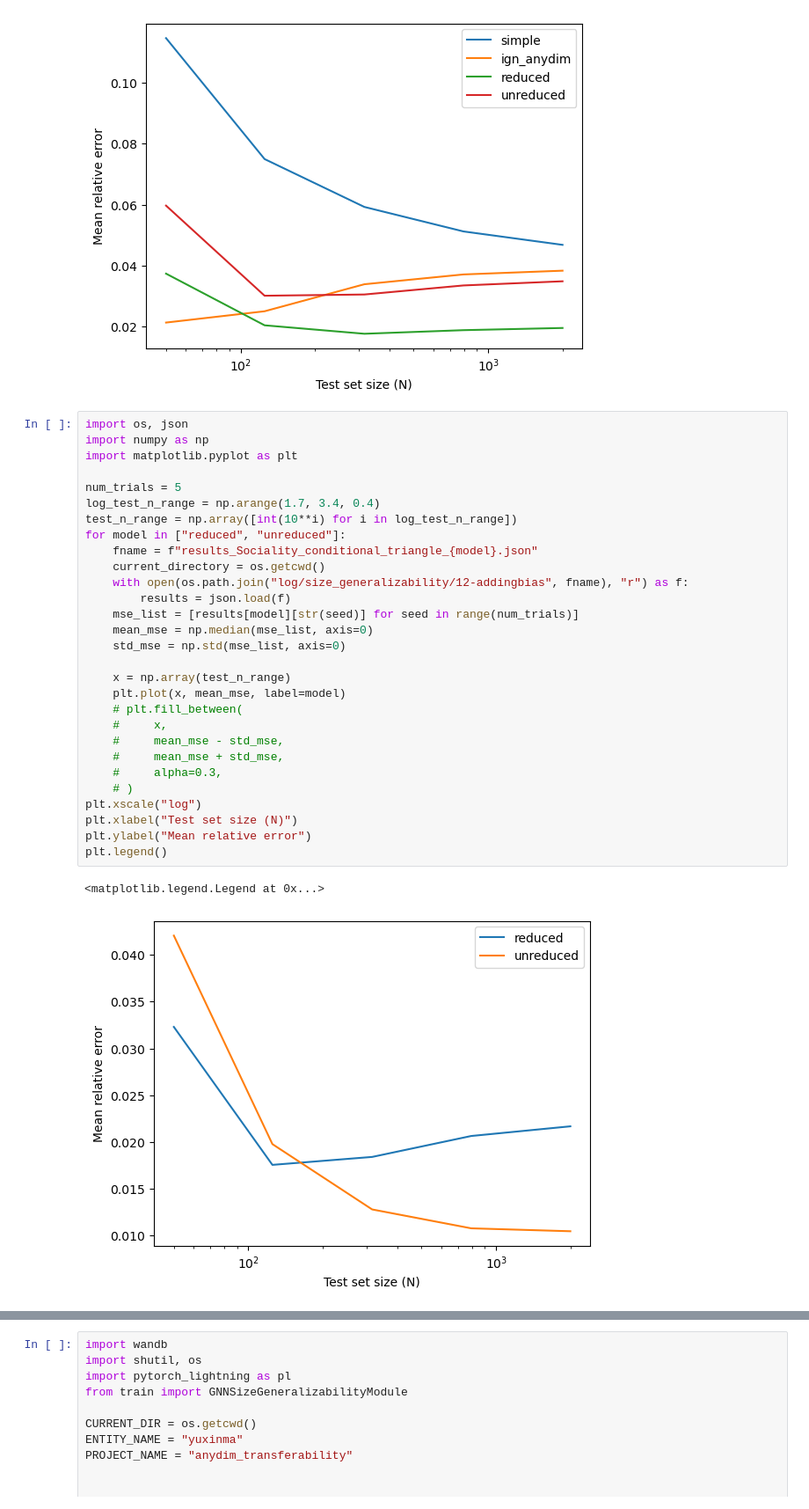
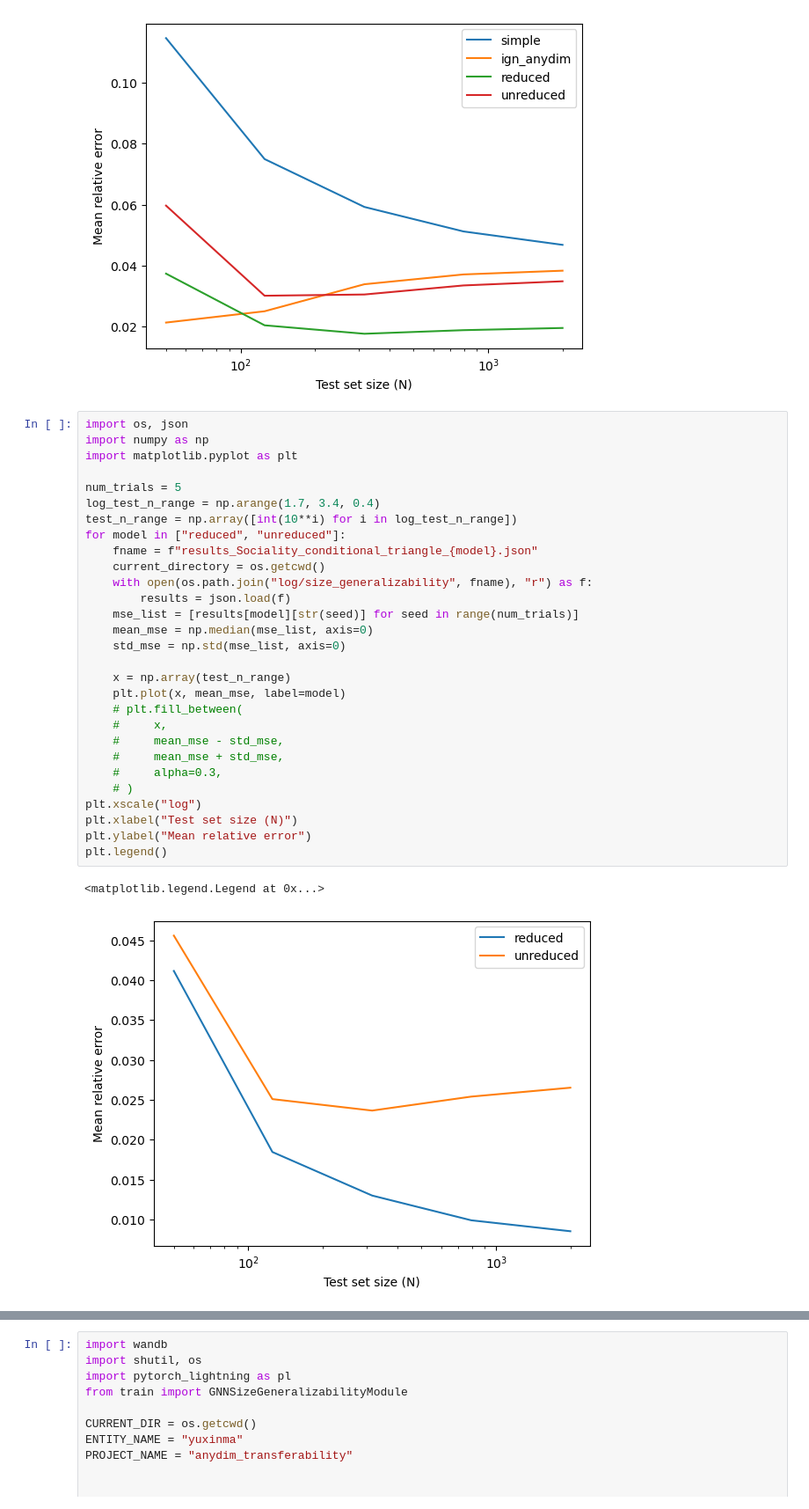
Before and after one commit to yuxinma98/transferring_transferability, a Jupyter notebook: GNN_size_generalizability/notebook.ipynb, the cells around one changed output, grey strips where cells are left out. Shown at 88% size. Saved outputs shown, nothing was run; the diff lists cells and outputs as text.

```diff
--- a/GNN_size_generalizability/notebook.ipynb
+++ b/GNN_size_generalizability/notebook.ipynb
@@ -139,32 +139,32 @@ plt.legend()
 # %%
 import os, json
 import numpy as np
 import matplotlib.pyplot as plt
 
 num_trials = 5
 log_test_n_range = np.arange(1.7, 3.4, 0.4)
 test_n_range = np.array([int(10**i) for i in log_test_n_range])
 for model in ["reduced", "unreduced"]:
     fname = f"results_Sociality_conditional_triangle_{model}.json"
     current_directory = os.getcwd()
-    with open(os.path.join("log/size_generalizability/12-addingbias", fname), "r") as f:
+    with open(os.path.join("log/size_generalizability", fname), "r") as f:
         results = json.load(f)
     mse_list = [results[model][str(seed)] for seed in range(num_trials)]
     mean_mse = np.median(mse_list, axis=0)
     std_mse = np.std(mse_list, axis=0)
 
     x = np.array(test_n_range)
     plt.plot(x, mean_mse, label=model)
     # plt.fill_between(
     #     x,
     #     mean_mse - std_mse,
     #     mean_mse + std_mse,
     #     alpha=0.3,
     # )
 plt.xscale("log")
 plt.xlabel("Test set size (N)")
 plt.ylabel("Mean relative error")
 plt.legend()
 # %% [output]
 <matplotlib.legend.Legend at 0x...>
-[figure, old version]
+[figure, new version]
```
Also changed, not shown: parts of 1 cell of this notebook, 2 other files.
